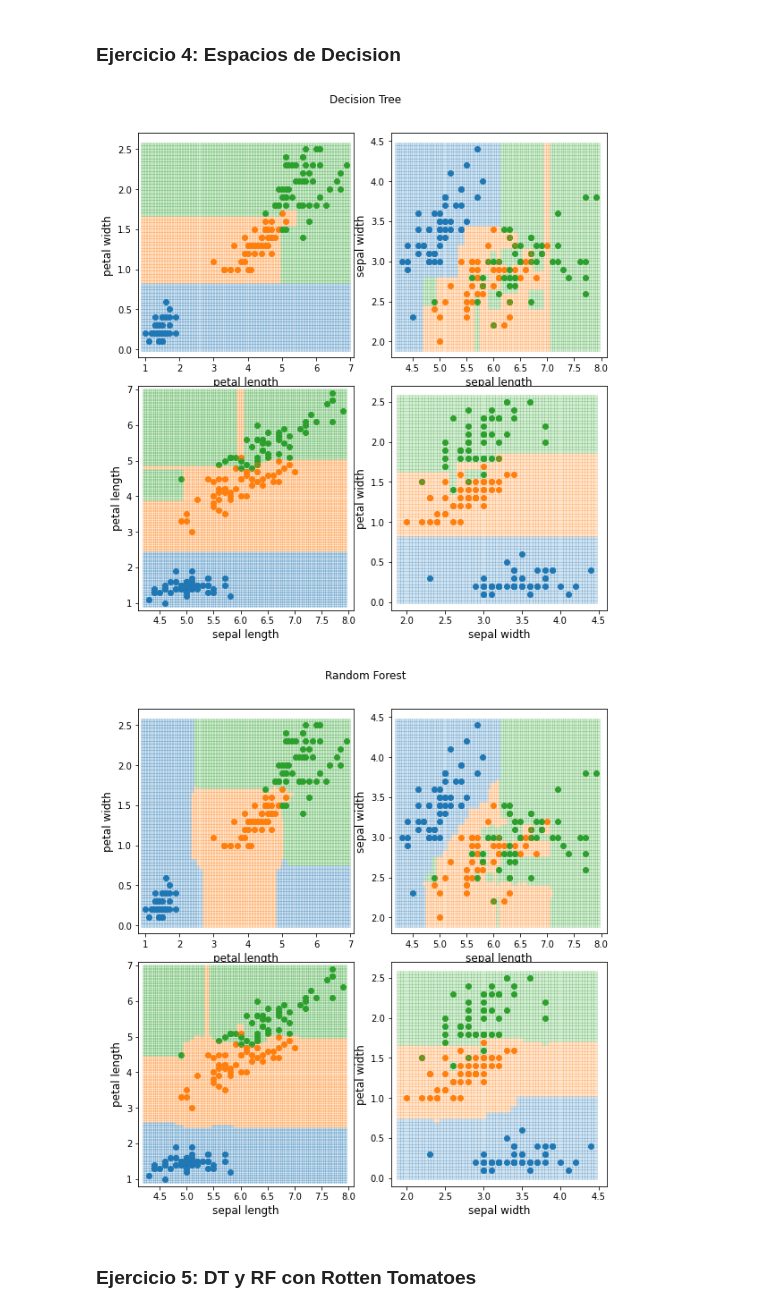
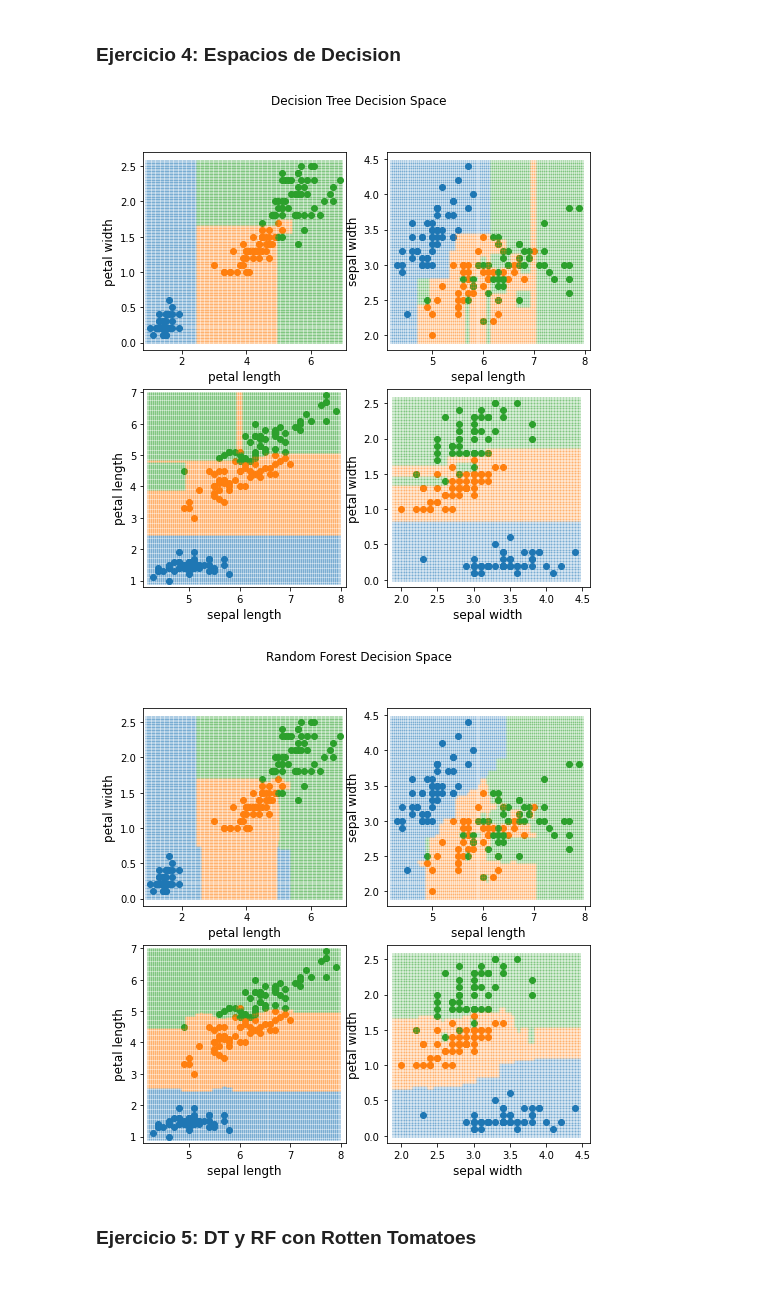
Before and after one commit to lorainemg/cp-ml, a Jupyter notebook: cp3/cp3_solution.ipynb, the cells around one changed output. Drawn from its saved outputs; the diff is of its cells as text; code cells hidden in the pictures; blank space fills up the shorter version.

```diff
--- a/cp3/cp3_solution.ipynb
+++ b/cp3/cp3_solution.ipynb
@@ -125,26 +125,26 @@ def plot_features(df, feat1, feat2, clsf, ax):
     mesh_plot(df[feat1], df[feat2], df.species, ax, fit_clsf)
 # %%
 fig, ((ax1, ax2), (ax3, ax4)) = plt.subplots(2, 2, figsize=(8, 8))
-fig.tight_layout()
-fig.suptitle('Decision Tree', y=1.05)
+# fig.tight_layout()
+fig.suptitle('Decision Tree Decision Space')
 
 plot_features(df, 'petal length', 'petal width', DecisionTreeClassifier, ax1)
 plot_features(df, 'sepal length', 'sepal width', DecisionTreeClassifier, ax2)
 plot_features(df, 'sepal length', 'petal length', DecisionTreeClassifier, ax3)
 plot_features(df, 'sepal width', 'petal width', DecisionTreeClassifier, ax4)
 # %% [output]
-[figure, old version]
+[figure, new version]
 # %%
 fig, ((ax1, ax2), (ax3, ax4)) = plt.subplots(2, 2, figsize=(8, 8))
-fig.tight_layout()
-fig.suptitle('Random Forest', y=1.05)
+# fig.tight_layout()
+fig.suptitle('Random Forest Decision Space')
 
 plot_features(df, 'petal length', 'petal width', RandomForestClassifier, ax1)
 plot_features(df, 'sepal length', 'sepal width', RandomForestClassifier, ax2)
 plot_features(df, 'sepal length', 'petal length', RandomForestClassifier, ax3)
 plot_features(df, 'sepal width', 'petal width', RandomForestClassifier, ax4)
 # %% [output]
-[figure, old version]
+[figure, new version]
 # %% [markdown]
 ### Ejercicio 5: DT y RF con Rotten Tomatoes
 # %%
```
Also changed, not shown: parts of 6 cells of this notebook.
